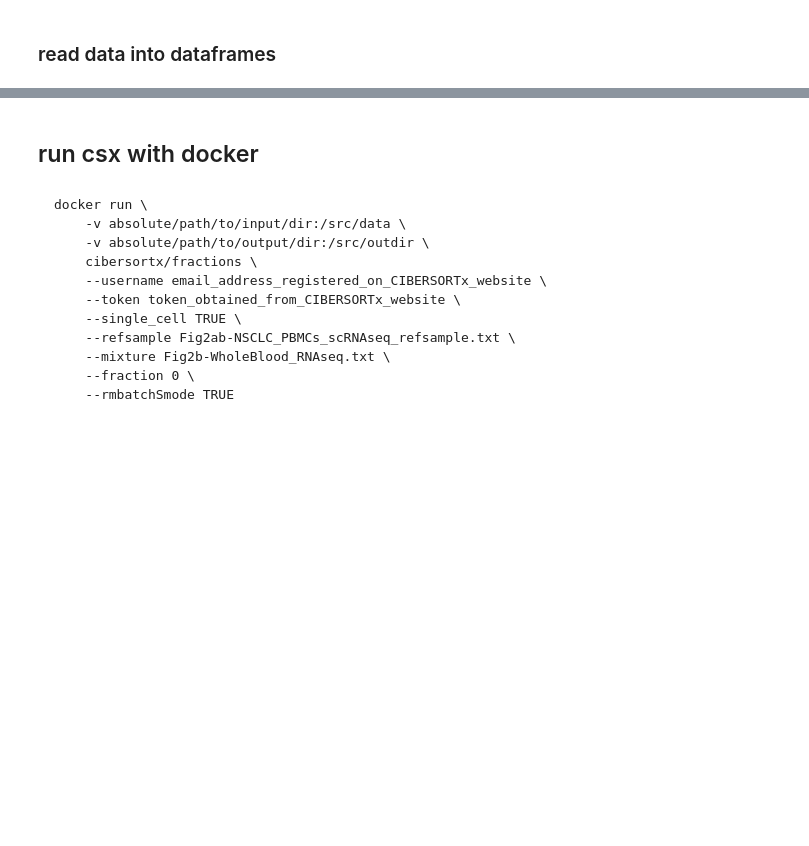
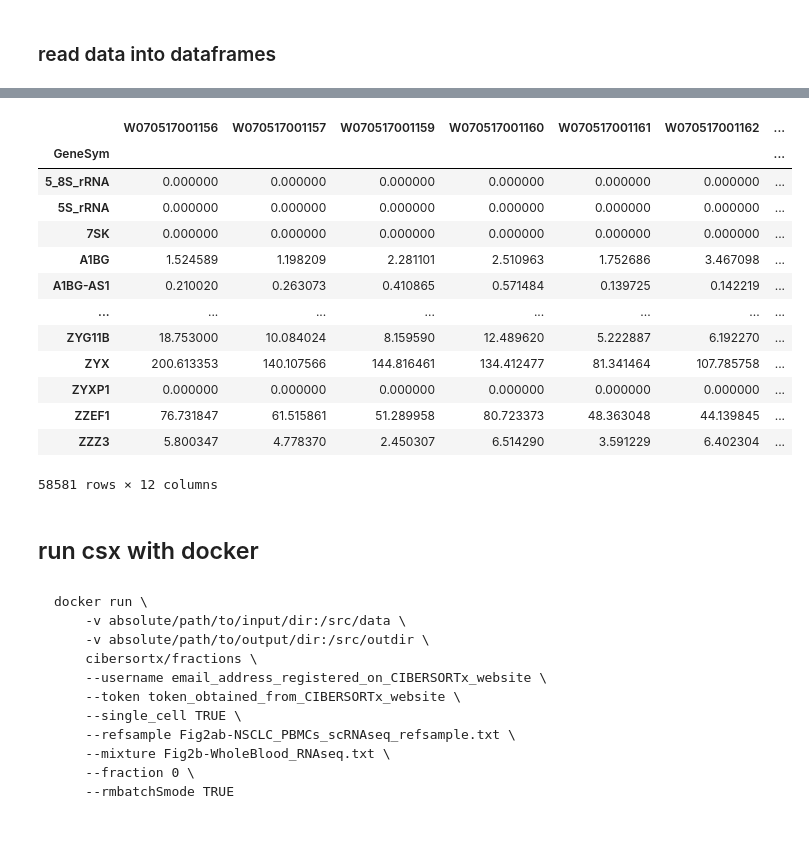
Before and after one commit to davidliu-lab/deconv, a Jupyter notebook: tut 1 - infer fractions in tirosh with nsclc sc data.ipynb, the cells around one changed output, grey strips where cells are left out. Saved outputs shown, nothing was run; the diff lists cells and outputs as text; code cells hidden in the pictures; blank space fills up the shorter version.

```diff
--- a/tut 1 - infer fractions in tirosh with nsclc sc data.ipynb
+++ b/tut 1 - infer fractions in tirosh with nsclc sc data.ipynb
@@ -44,16 +114,31 @@ nsclc_pbmc_sc.sum(axis=0)
 # %%
 path = (
-    "/mnt/liulab/csx_example_files/"
-    "RNA-Seq_mixture_melanoma_Tirosh_Fig2b-d.txt"
+    "/mnt/liulab/csx_example_files/Fig2ab-NSCLC_PBMCs/"
+    "Fig2b-WholeBlood_RNAseq.txt"
 )
 
-tirosh_tumor_mixtures = pd.read_csv(
+nsclc_wholeblood_mixtures = pd.read_csv(
     path,
     sep='\t',
     index_col=0
 )
 
-tirosh_tumor_mixtures
+nsclc_wholeblood_mixtures
+# %% [output]
+|  | W070517001156 | W070517001157 | W070517001159 | W070517001160 | W070517001161 | W070517001162 | ... |
+| GeneSym |  |  |  |  |  |  | ... |
+| 5_8S_rRNA | 0.000000 | 0.000000 | 0.000000 | 0.000000 | 0.000000 | 0.000000 | ... |
+| 5S_rRNA | 0.000000 | 0.000000 | 0.000000 | 0.000000 | 0.000000 | 0.000000 | ... |
+| 7SK | 0.000000 | 0.000000 | 0.000000 | 0.000000 | 0.000000 | 0.000000 | ... |
+| A1BG | 1.524589 | 1.198209 | 2.281101 | 2.510963 | 1.752686 | 3.467098 | ... |
+| A1BG-AS1 | 0.210020 | 0.263073 | 0.410865 | 0.571484 | 0.139725 | 0.142219 | ... |
+| ... | ... | ... | ... | ... | ... | ... | ... |
+| ZYG11B | 18.753000 | 10.084024 | 8.159590 | 12.489620 | 5.222887 | 6.192270 | ... |
+| ZYX | 200.613353 | 140.107566 | 144.816461 | 134.412477 | 81.341464 | 107.785758 | ... |
+| ZYXP1 | 0.000000 | 0.000000 | 0.000000 | 0.000000 | 0.000000 | 0.000000 | ... |
+| ZZEF1 | 76.731847 | 61.515861 | 51.289958 | 80.723373 | 48.363048 | 44.139845 | ... |
+| ZZZ3 | 5.800347 | 4.778370 | 2.450307 | 6.514290 | 3.591229 | 6.402304 | ... |
+58581 rows × 12 columns
 # %% [markdown]
 ## run csx with docker
 # %% [markdown]
```
Also changed, not shown: parts of 11 cells of this notebook, 1 other file.
